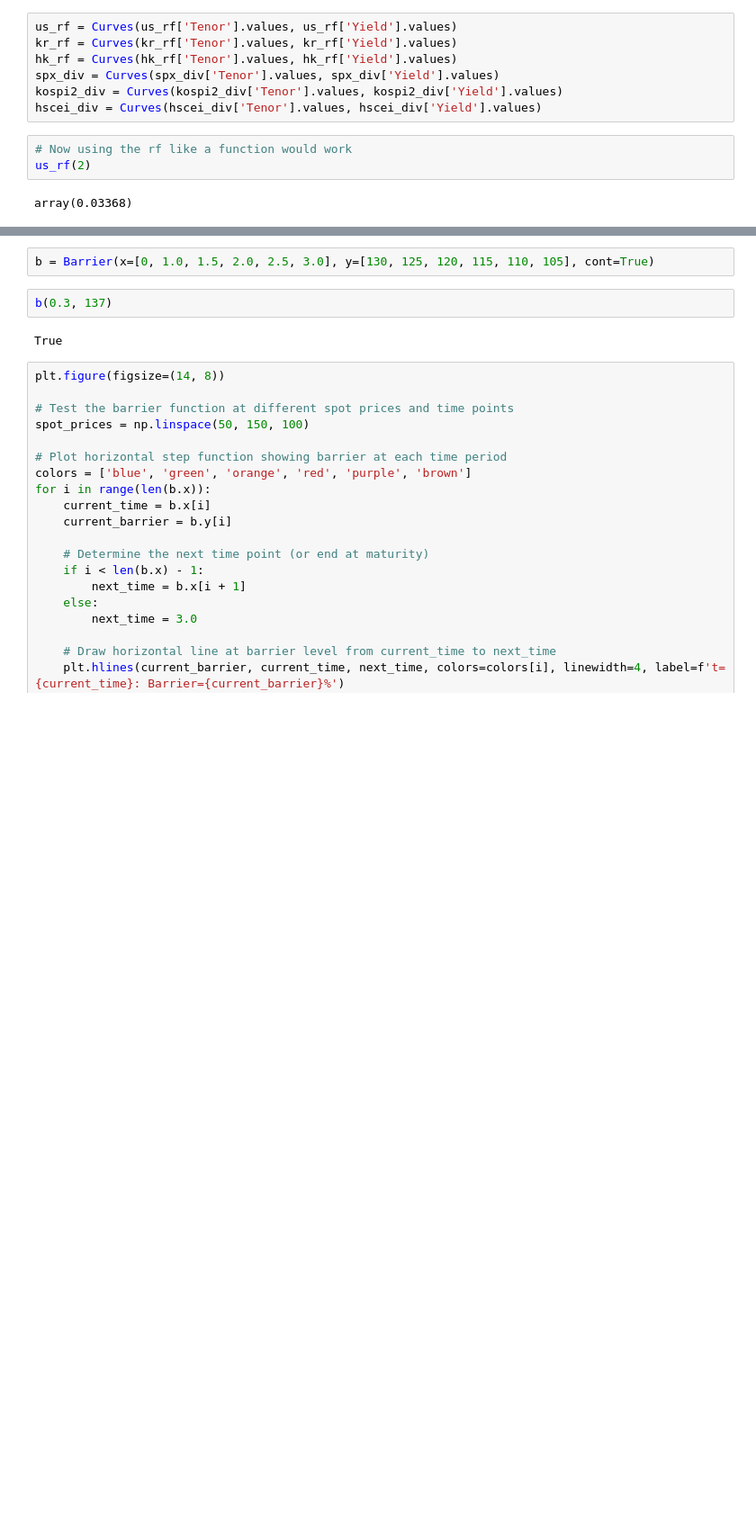
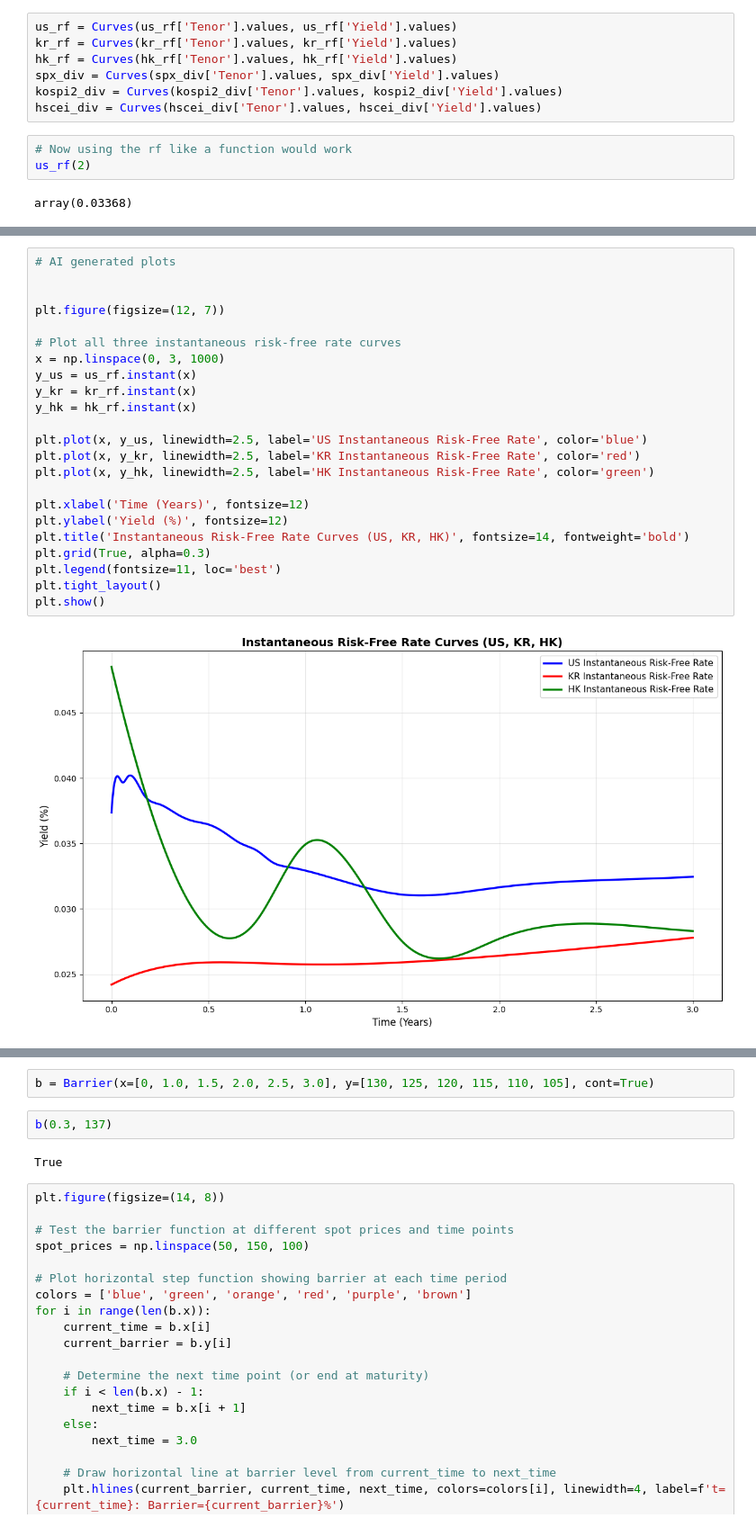
Before and after one commit to cyrusysleung/FINA4150_Group_Project, a Jupyter notebook: Project.ipynb, the cells around one changed output, grey strips where cells are left out. Shown at 90% size. Saved outputs shown, nothing was run; the diff lists cells and outputs as text; blank space fills up the shorter version.

```diff
--- a/Project.ipynb
+++ b/Project.ipynb
@@ -320,3 +504,28 @@ plt.show()
+# %%
+# AI generated plots
+
+
+plt.figure(figsize=(12, 7))
+
+# Plot all three instantaneous risk-free rate curves
+x = np.linspace(0, 3, 1000)
+y_us = us_rf.instant(x)
+y_kr = kr_rf.instant(x)
+y_hk = hk_rf.instant(x)
+
+plt.plot(x, y_us, linewidth=2.5, label='US Instantaneous Risk-Free Rate', color='blue')
+plt.plot(x, y_kr, linewidth=2.5, label='KR Instantaneous Risk-Free Rate', color='red')
+plt.plot(x, y_hk, linewidth=2.5, label='HK Instantaneous Risk-Free Rate', color='green')
+
+plt.xlabel('Time (Years)', fontsize=12)
+plt.ylabel('Yield (%)', fontsize=12)
+plt.title('Instantaneous Risk-Free Rate Curves (US, KR, HK)', fontsize=14, fontweight='bold')
+plt.grid(True, alpha=0.3)
+plt.legend(fontsize=11, loc='best')
+plt.tight_layout()
+plt.show()
+# %% [output]
+[figure, added]
 # %%
 # AI generated plots
 
```
Also changed, not shown: parts of 11 cells of this notebook, 42 other files.
